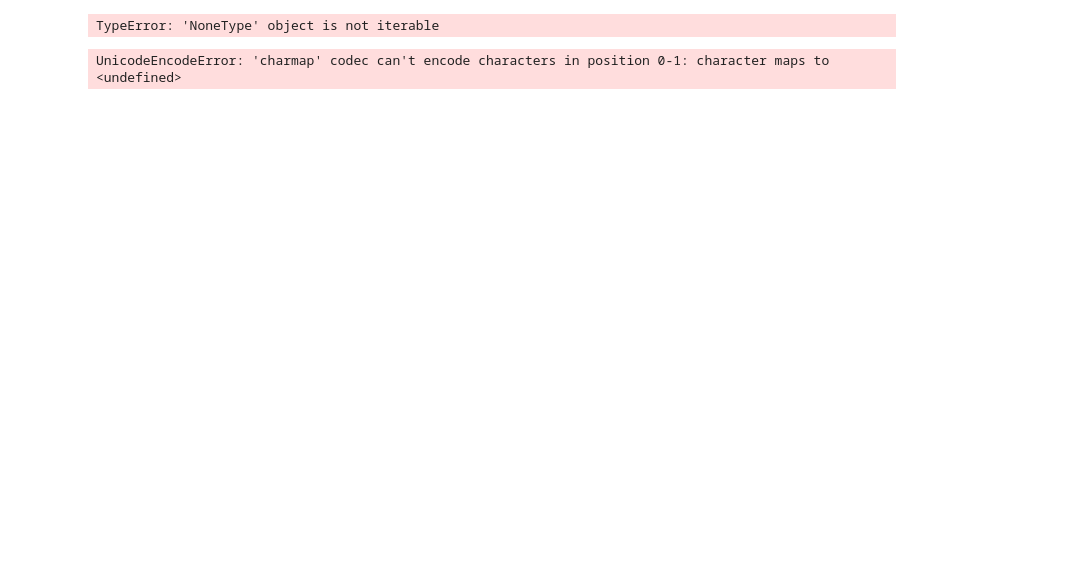
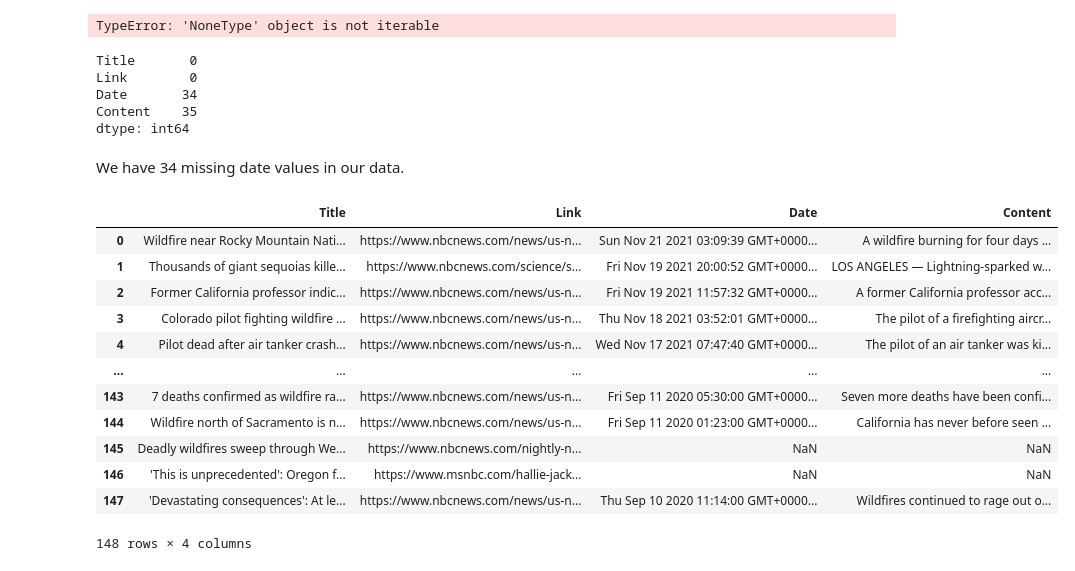
Before and after one commit to ThomasLef/Projet-Illuin, a Jupyter notebook: bs4_scraping.ipynb, the cells around one changed output. Cells and saved outputs as stored; diff of their text form; code cells hidden in the pictures; blank space fills up the shorter version.

```diff
--- a/bs4_scraping.ipynb
+++ b/bs4_scraping.ipynb
@@ -135,6 +135,8 @@ print(my_link_dict)
 # %% [output]
 TypeError: 'NoneType' object is not iterable
 # %%
+#Scraping NBC news wild fires with Selenium and Beautifulsoup
+
 PATH = "./chromedriver_win32/chromedriver.exe"
 driver = webdriver.Chrome(PATH)
 
@@ -144,6 +146,7 @@ driver.get(MY_LINKS[1])
 cookies = driver.find_element_by_id("cx_button_close")
 cookies.click()
 
+# finded = True is there is a load button
 finded = True
 
 while finded:
@@ -174,17 +177,22 @@ for r in html_rows:
 
             my_link_dict[title] = link
 
-with open("scarp_NBC.txt", "w", encoding="utf-8") as file:
+data = []
+
+with open("scarp_NBC.txt", "w", encoding="utf-8") as file: #this creates a .txt file that contains the data
 
     for title in my_link_dict.keys():
+        d = {}
 
         file.write("\n")
         file.write('NEW_PAGE')
         file.write("\n")
 
-        file.write(title + "\n")
+        file.write(title + "\n") # Title
+        d["Title"] = title
         link = my_link_dict[title]
-        file.write(link + "\n")
+        file.write(link + "\n")  # Link
+        d["Link"] = link
         html_text = requests.get(link).text
         soup = BeautifulSoup(html_text, 'lxml')
 
@@ -192,13 +200,47 @@ with open("scarp_NBC.txt", "w", encoding="utf-8") as file:
         if time != None:
             if time.has_attr('datetime'):
 
-                file.write(time['datetime'] + "\n")
+                file.write(time['datetime'] + "\n") #Write datetime if exists
+                d["Date"] = time['datetime']
                 file.write("\n")
 
         article = soup.find('article')
         if article != None:
             paragraphs = article.find_all('p')
+        big_p = ""
         for p in paragraphs:
-            file.write(p.text + "\n")
+            big_p = big_p + " " + p.text
+        file.write(big_p + "\n") # Write all paragraphs
+
+        if big_p != "":
+            d["Content"] = big_p
+
+        data.append(d)
+
+nbc_df = pd.DataFrame(data)
-# %% [output]
-UnicodeEncodeError: 'charmap' codec can't encode characters in position 0-1: character maps to <undefined>
+# %%
+print(nbc_df.isna().sum()) #Checking for missing values
+# %% [output]
+Title       0
+Link        0
+Date       34
+Content    35
+dtype: int64
+# %% [markdown]
+We have 34 missing date values in our data.
+# %%
+nbc_df
+# %% [output]
+|  | Title | Link | Date | Content |
+| 0 | Wildfire near Rocky Mountain Nati... | https://www.nbcnews.com/news/us-n... | Sun Nov 21 2021 03:09:39 GMT+0000... | A wildfire burning for four days ... |
+| 1 | Thousands of giant sequoias kille... | https://www.nbcnews.com/science/s... | Fri Nov 19 2021 20:00:52 GMT+0000... | LOS ANGELES — Lightning-sparked w... |
+| 2 | Former California professor indic... | https://www.nbcnews.com/news/us-n... | Fri Nov 19 2021 11:57:32 GMT+0000... | A former California professor acc... |
+| 3 | Colorado pilot fighting wildfire ... | https://www.nbcnews.com/news/us-n... | Thu Nov 18 2021 03:52:01 GMT+0000... | The pilot of a firefighting aircr... |
+| 4 | Pilot dead after air tanker crash... | https://www.nbcnews.com/news/us-n... | Wed Nov 17 2021 07:47:40 GMT+0000... | The pilot of an air tanker was ki... |
+| ... | ... | ... | ... | ... |
+| 143 | 7 deaths confirmed as wildfire ra... | https://www.nbcnews.com/news/us-n... | Fri Sep 11 2020 05:30:00 GMT+0000... | Seven more deaths have been confi... |
+| 144 | Wildfire north of Sacramento is n... | https://www.nbcnews.com/news/us-n... | Fri Sep 11 2020 01:23:00 GMT+0000... | California has never before seen ... |
+| 145 | Deadly wildfires sweep through We... | https://www.nbcnews.com/nightly-n... | NaN | NaN |
+| 146 | 'This is unprecedented': Oregon f... | https://www.msnbc.com/hallie-jack... | NaN | NaN |
+| 147 | 'Devastating consequences': At le... | https://www.nbcnews.com/news/us-n... | Thu Sep 10 2020 11:14:00 GMT+0000... | Wildfires continued to rage out o... |
+148 rows × 4 columns
```
Also changed, not shown: parts of 1 cell of this notebook, 3 other files.
